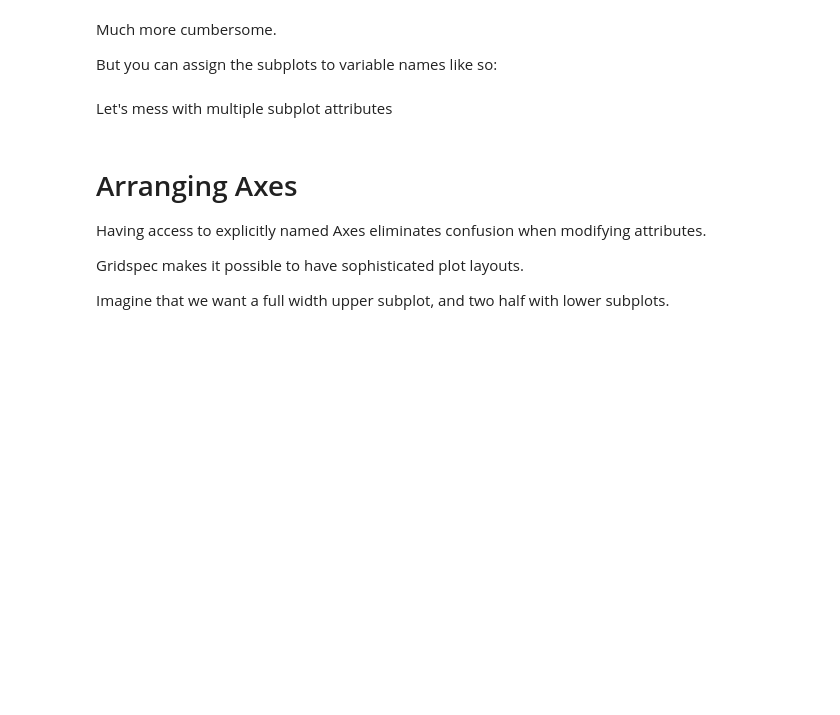
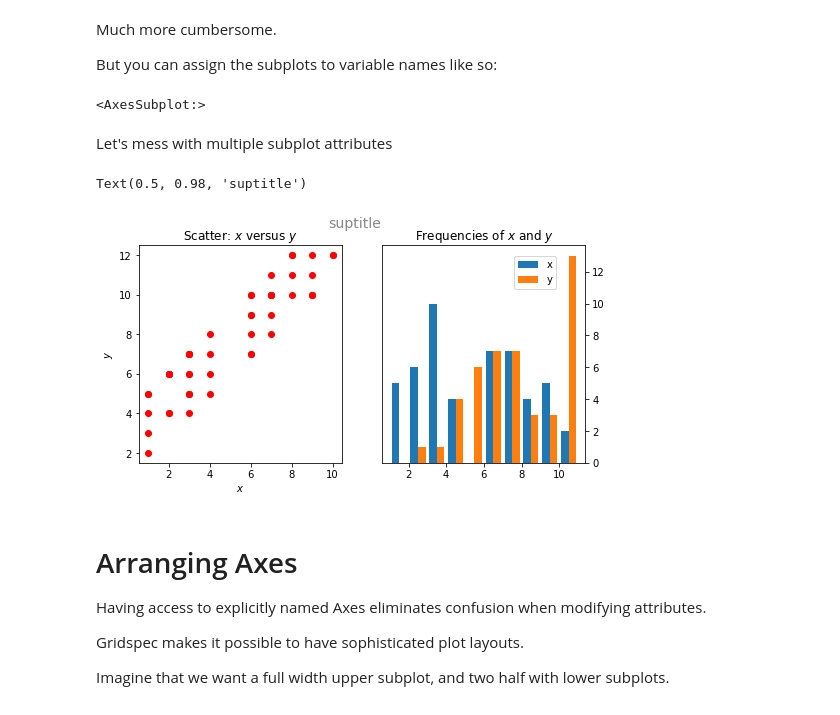
Before and after one commit to brandanscully/DATA_510, a Jupyter notebook: data510_Lecture_12.ipynb, the cells around one changed output. Drawn from its saved outputs; the diff is of its cells as text; code cells hidden in the pictures; blank space fills up the shorter version.

```diff
--- a/data510_Lecture_12.ipynb
+++ b/data510_Lecture_12.ipynb
@@ -181,27 +241,35 @@ Much more cumbersome.
 But you can assign the subplots to variable names like so:
 # %%
 ax14, ax15, ax16, ax17, ax18, ax19 = ax13.flatten()
+# %%
+ax15
+# %% [output]
+<AxesSubplot:>
 # %% [markdown]
 Let's mess with multiple subplot attributes
 # %%
 # this example is straight from the tutorial
 x = np.random.randint(low=1, high=11, size=50)
 y = x + np.random.randint(1, 5, size=x.size)
 data = np.column_stack((x, y))
 
 fig, (ax1, ax2) = plt.subplots(nrows=1, ncols=2,
                                 figsize=(8, 4))
 
-ax1.scatter(x=x, y=y, marker='o', c='r', edgecolor='b')
+ax1.scatter(x=x, y=y, marker='o', c='r', edgecolor='r')
 ax1.set_title('Scatter: $x$ versus $y$') # $ gives access to LaTeX style markdown
 ax1.set_xlabel('$x$')
 ax1.set_ylabel('$y$')
 
 ax2.hist(data, bins=np.arange(data.min(), data.max()),
           label=('x', 'y'))
 ax2.legend(loc=(0.65, 0.8))
 ax2.set_title('Frequencies of $x$ and $y$')
 ax2.yaxis.tick_right()
+plt.suptitle('suptitle', fontsize=14, c='#0f0f0f80')
+# %% [output]
+Text(0.5, 0.98, 'suptitle')
+[figure, added]
 # %% [markdown]
 # Arranging Axes
 
```
Also changed, not shown: parts of 38 cells of this notebook.
